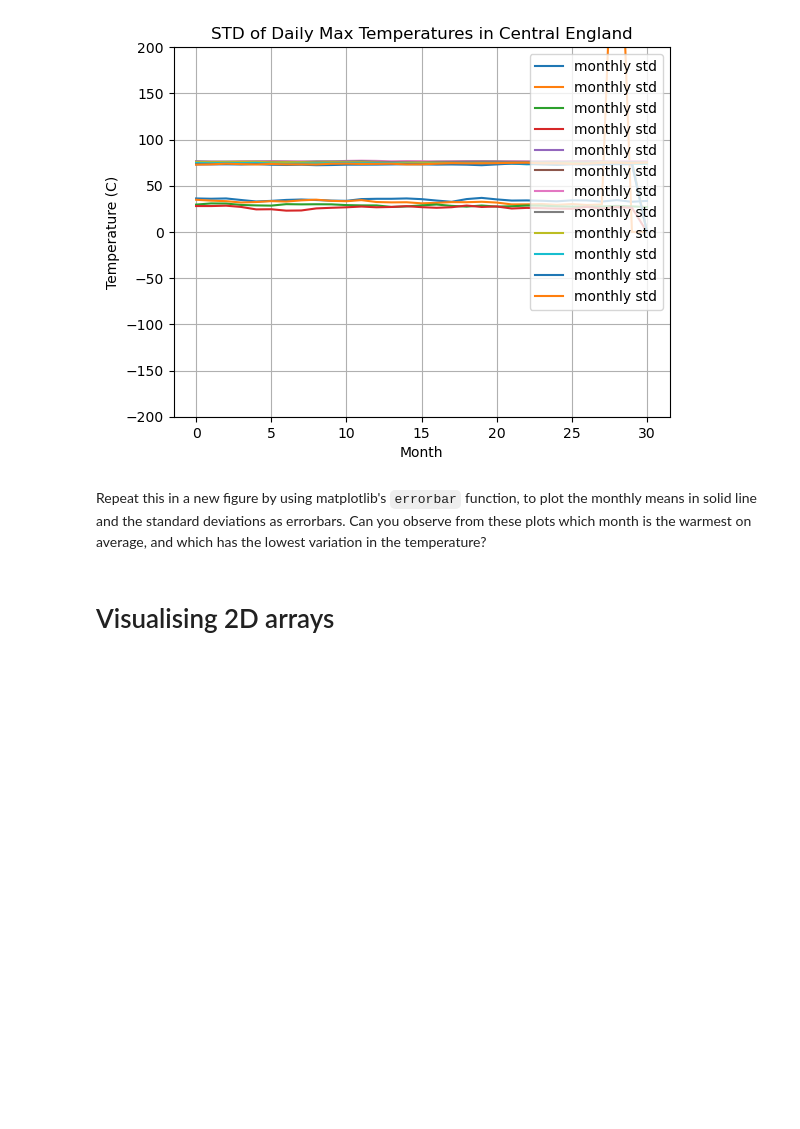
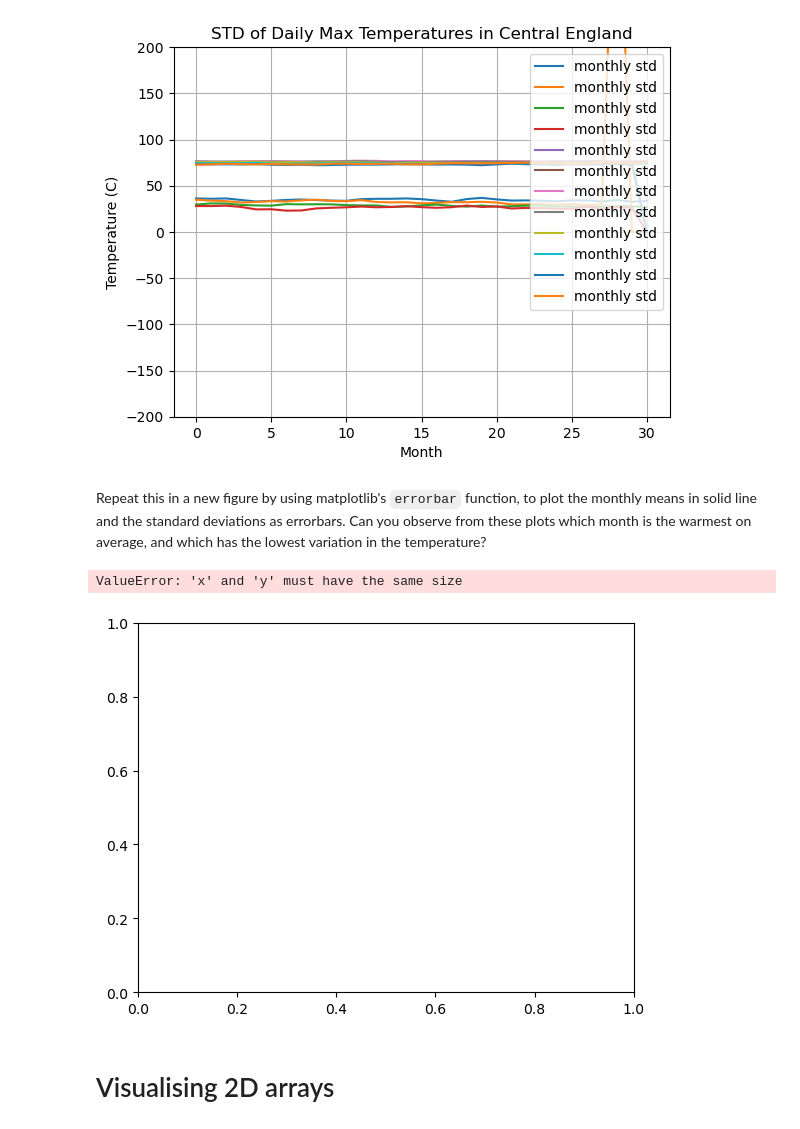
Before and after one commit to Hongze200532/Data-Science, a Jupyter notebook: Data Science_Week1/w1_lab2.ipynb, the cells around one changed output. Saved outputs shown, nothing was run; the diff lists cells and outputs as text; code cells hidden in the pictures; blank space fills up the shorter version.

````diff
--- a/Data Science_Week1/w1_lab2.ipynb
+++ b/Data Science_Week1/w1_lab2.ipynb
@@ -133,6 +133,18 @@ plt.show()
 Repeat this in a new figure by using matplotlib's ```errorbar``` function, to plot the monthly means in solid line and the standard deviations as errorbars. Can you observe from these plots which month is the warmest on average, and which has the lowest variation in the temperature?
 # %%
 # plot Mean and STD jointly using errorbar
+plt.figure()
+plt.errorbar(np.arange(1,13),monthly_mean,year=monthly_std,fmt='o',label='monthly average')
+plt.xlabel('Month')
+plt.ylabel('Temperature (C)')
+plt.ylim(-200,200)
+plt.title('Monthly Average and STD of Daily Max Temperatures in Central England')
+plt.legend()
+plt.grid()
+plt.show()
+# %% [output]
+ValueError: 'x' and 'y' must have the same size
+[figure, added]
 # %% [markdown]
 # Visualising 2D arrays
 # %% [markdown]
````
Also changed, not shown: 1 other file.
